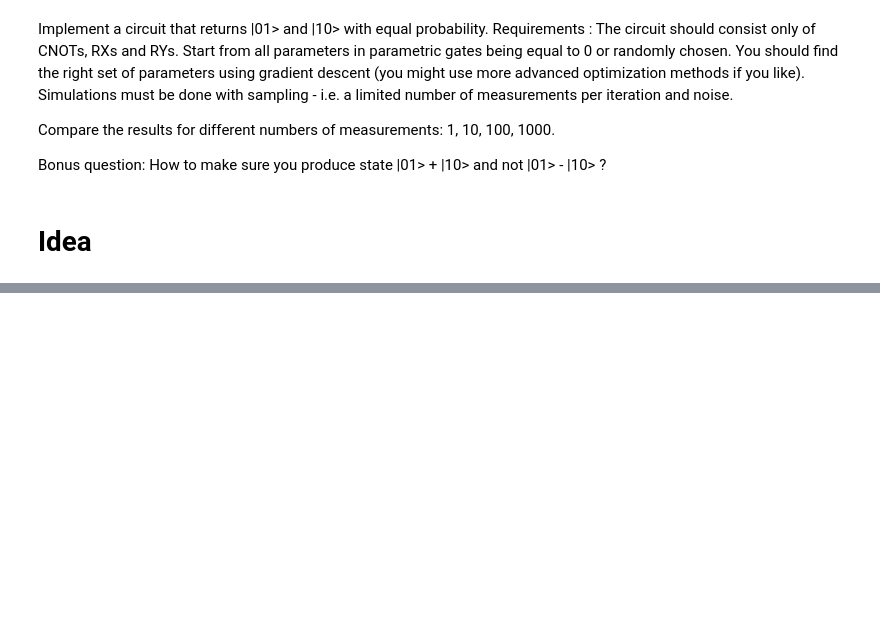
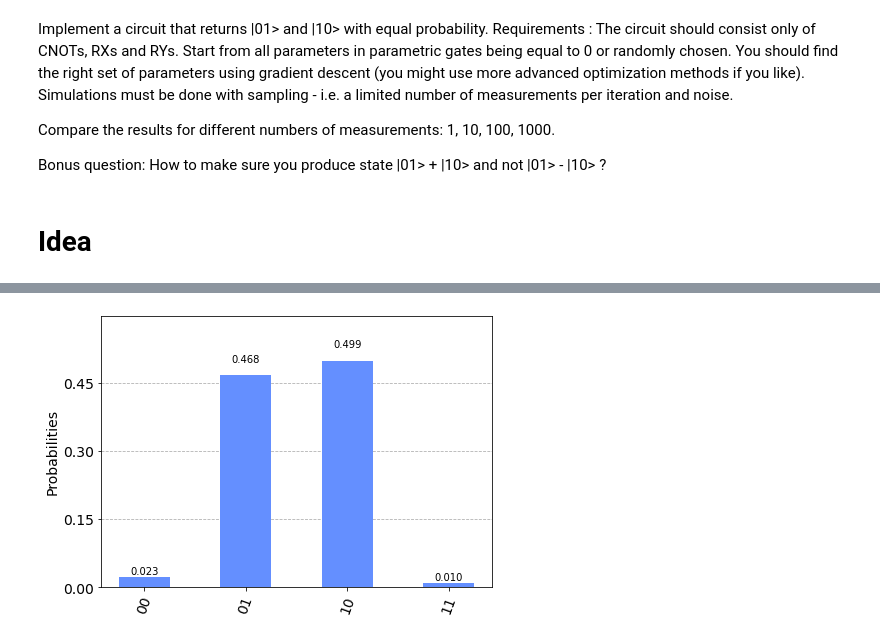
Before and after one commit to harshitgarg22/qosf-screening, a Jupyter notebook: task_2/task_2.ipynb, the cells around one changed output, grey strips where cells are left out. Cells and saved outputs as stored; diff of their text form; code cells hidden in the pictures; blank space fills up the shorter version.

```diff
--- a/task_2/task_2.ipynb
+++ b/task_2/task_2.ipynb
@@ -26,0 +298,11 @@ Note: To further tackle the bonus question, we could potentially penalize the co
+# %%
+result = execute(qc,
+                backend=backend,
+                noise_model=noise_model,
+                coupling_map=coupling_map,
+                basis_gates=basis_gates,
+                shots=1024).result()
+
+plot_histogram(result.get_counts())
+# %% [output]
+[figure, added]
```
Also changed, not shown: parts of 55 cells of this notebook, 1 other file.
